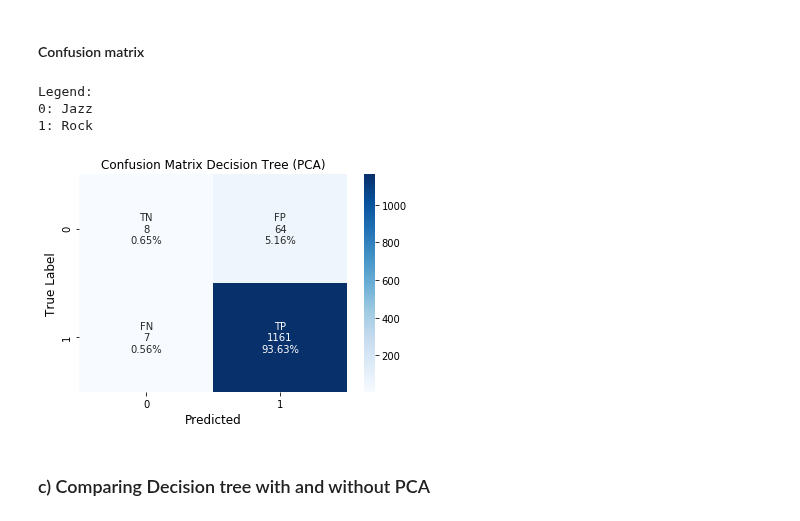
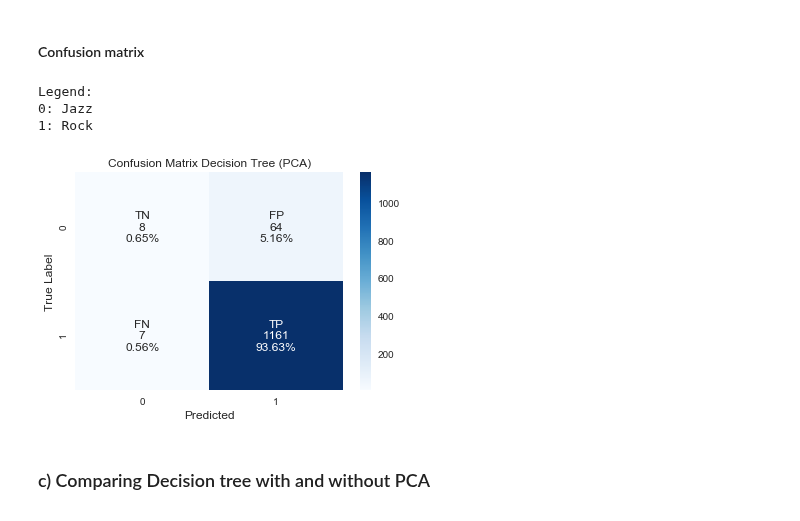
Before and after one commit to gaetanoantonicchio/DataMining-2, a Jupyter notebook: src/Module 1/Classification/Decision Tree - KNN/Echonest_audiofeatures/binary-genre_classification-echonest.ipynb, the cells around one changed output. Saved outputs shown, nothing was run; the diff lists cells and outputs as text; code cells hidden in the pictures.

```diff
--- a/src/Module 1/Classification/Decision Tree - KNN/Echonest_audiofeatures/binary-genre_classification-echonest.ipynb
+++ b/src/Module 1/Classification/Decision Tree - KNN/Echonest_audiofeatures/binary-genre_classification-echonest.ipynb
@@ -469,13 +483,14 @@ plt.show()
 # %%
 cf_matrix = confusion_matrix(y_test_pca, y_pred_dtc_pca)
 print("Legend:\n0: Jazz"
       "\n1: Rock")
+plt.figure(figsize=(6,4))
 make_confusion_matrix(cf_matrix, 'Confusion Matrix Decision Tree (PCA)')
 # %% [output]
 Legend:
 0: Jazz
 1: Rock
-[figure, old version]
+[figure, new version]
 # %% [markdown]
 ### c) Comparing Decision tree with and without PCA
 # %%
```
Also changed, not shown: parts of 8 cells of this notebook, 2 other files.
